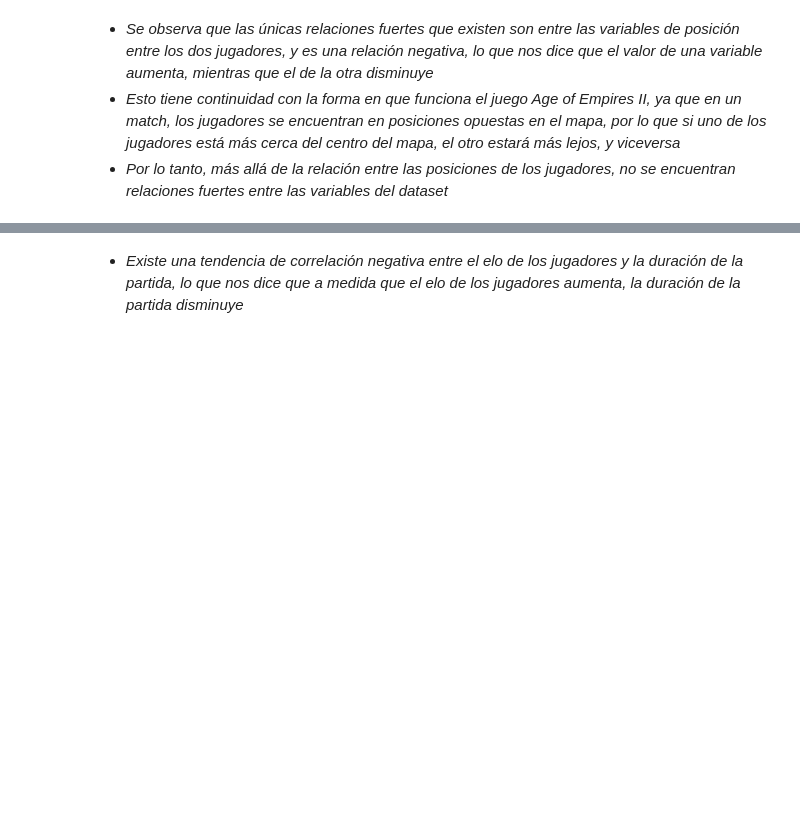
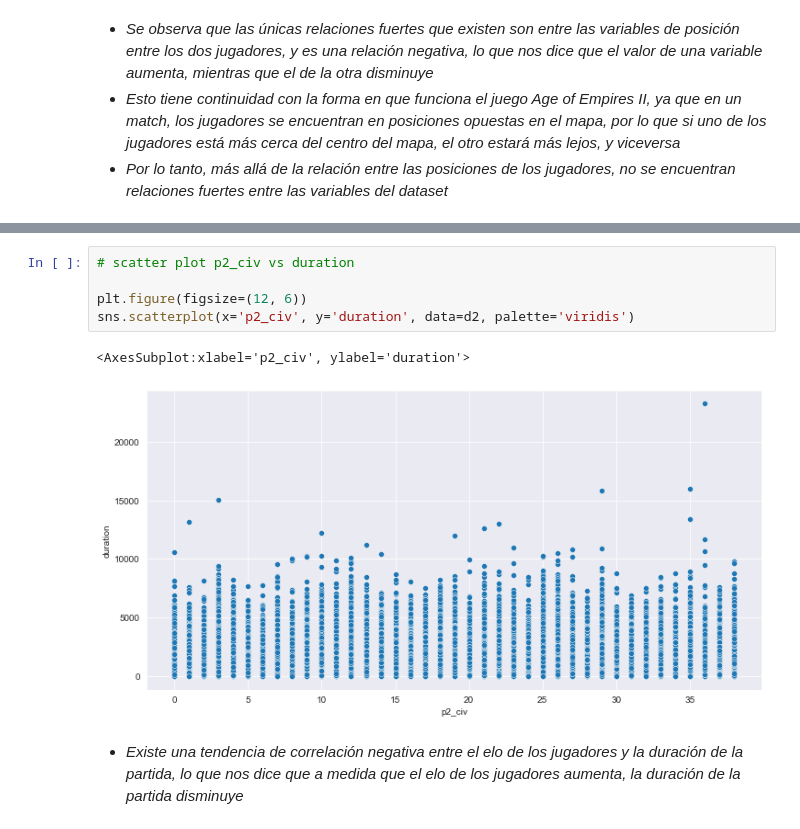
Before and after one commit to DiegoPerdomo0805/proyecto_aoe2, a Jupyter notebook: exploration.ipynb, the cells around one changed output, grey strips where cells are left out. Drawn from its saved outputs; the diff is of its cells as text; blank space fills up the shorter version.

```diff
--- a/exploration.ipynb
+++ b/exploration.ipynb
@@ -371,3 +379,11 @@ sns.scatterplot(x='elo', y='duration', data=d2, palette='viridis')
+# %%
+# scatter plot p2_civ vs duration
+
+plt.figure(figsize=(12, 6))
+sns.scatterplot(x='p2_civ', y='duration', data=d2, palette='viridis')
+# %% [output]
+<AxesSubplot:xlabel='p2_civ', ylabel='duration'>
+[figure, added]
 # %% [markdown]
 * _Existe una tendencia de correlación negativa entre el elo de los jugadores y la duración de la partida, lo que nos dice que a medida que el elo de los jugadores aumenta, la duración de la partida disminuye_
 # %% [markdown]
```
Also changed, not shown: parts of 12 cells of this notebook, 2 other files.
